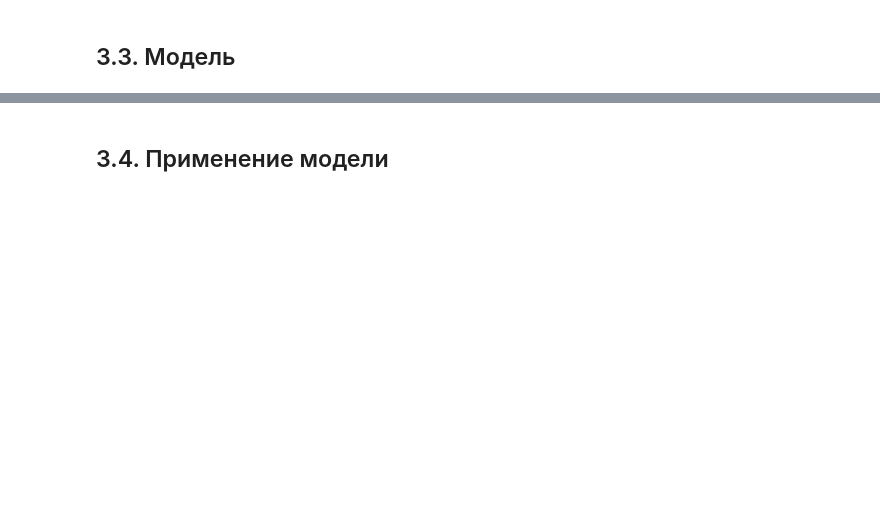
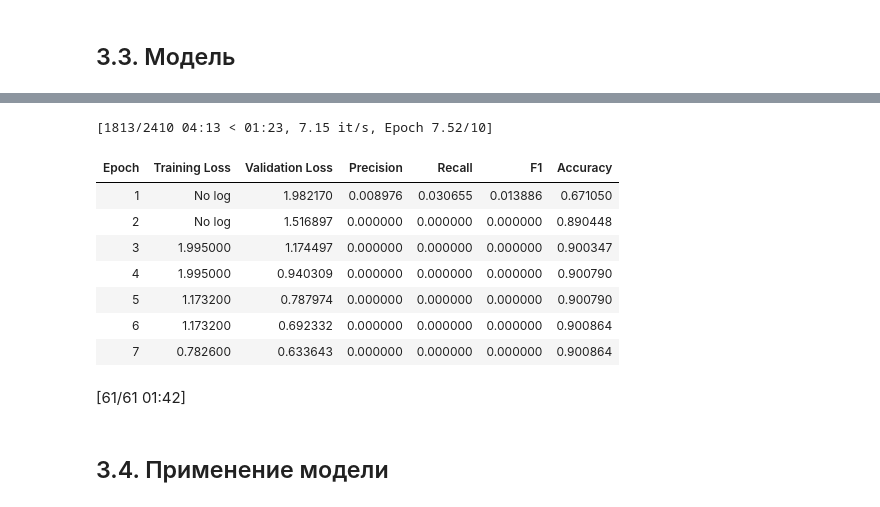
Before and after one commit to Falconwatch/llm_course, a Jupyter notebook: HW2/ДЗ2_done.ipynb, the cells around one changed output, grey strips where cells are left out. Drawn from its saved outputs; the diff is of its cells as text; code cells hidden in the pictures; blank space fills up the shorter version.

```diff
--- a/HW2/ДЗ2_done.ipynb
+++ b/HW2/ДЗ2_done.ipynb
@@ -241,0 +283,2 @@ DatasetDict({
+# %%
+metric = load_metric("seqeval")
@@ -241,0 +290,4 @@ DatasetDict({
+# %%
+example = ner_train[4]
+labels = example['tags']
+metric.compute(predictions=[labels], references=[labels])
@@ -241,0 +301,36 @@ DatasetDict({
+# %%
+import numpy as np
+
+def compute_metrics(p):
+    predictions, labels, inputs = p.predictions, p.label_ids, p.inputs
+    predictions = np.argmax(p.predictions, axis=2)
+
+    # send only the first token of each word to the evaluation
+    true_predictions = []
+    true_labels = []
+    for prediction, label, tokens in zip(predictions, labels, inputs):
+        true_predictions.append([])
+        true_labels.append([])
+        for (p, l, t) in zip(prediction, label, tokens):
+            if l != -100 and not tokenizer.convert_ids_to_tokens(int(t)).startswith('##'):
+                true_predictions[-1].append(label_list[p])
+                true_labels[-1].append(label_list[l])
+
+    results = metric.compute(predictions=true_predictions, references=true_labels, zero_division=0)
+    return {
+        "precision": results["overall_precision"],
+        "recall": results["overall_recall"],
+        "f1": results["overall_f1"],
+        "accuracy": results["overall_accuracy"],
+    }
+# %%
+# model training
+trainer = Trainer(
+    baseline_model,
+    args,
+    train_dataset=tokenized_datasets["train"],
+    eval_dataset=tokenized_datasets["test"],
+    data_collator=data_collator,
+    tokenizer=tokenizer,
+    compute_metrics=compute_metrics
+)
@@ -242,3 +376,16 @@ DatasetDict({
+# %%
+trainer.train()
+# %% [output]
+[1813/2410 04:13 < 01:23, 7.15 it/s, Epoch 7.52/10]
+| Epoch | Training Loss | Validation Loss | Precision | Recall | F1 | Accuracy |
+| 1 | No log | 1.982170 | 0.008976 | 0.030655 | 0.013886 | 0.671050 |
+| 2 | No log | 1.516897 | 0.000000 | 0.000000 | 0.000000 | 0.890448 |
+| 3 | 1.995000 | 1.174497 | 0.000000 | 0.000000 | 0.000000 | 0.900347 |
+| 4 | 1.995000 | 0.940309 | 0.000000 | 0.000000 | 0.000000 | 0.900790 |
+| 5 | 1.173200 | 0.787974 | 0.000000 | 0.000000 | 0.000000 | 0.900790 |
+| 6 | 1.173200 | 0.692332 | 0.000000 | 0.000000 | 0.000000 | 0.900864 |
+| 7 | 0.782600 | 0.633643 | 0.000000 | 0.000000 | 0.000000 | 0.900864 |
+[61/61 01:42]
 # %% [markdown]
 ## 3.4. Применение модели
 # %%
```
Also changed, not shown: parts of 23 cells of this notebook.
